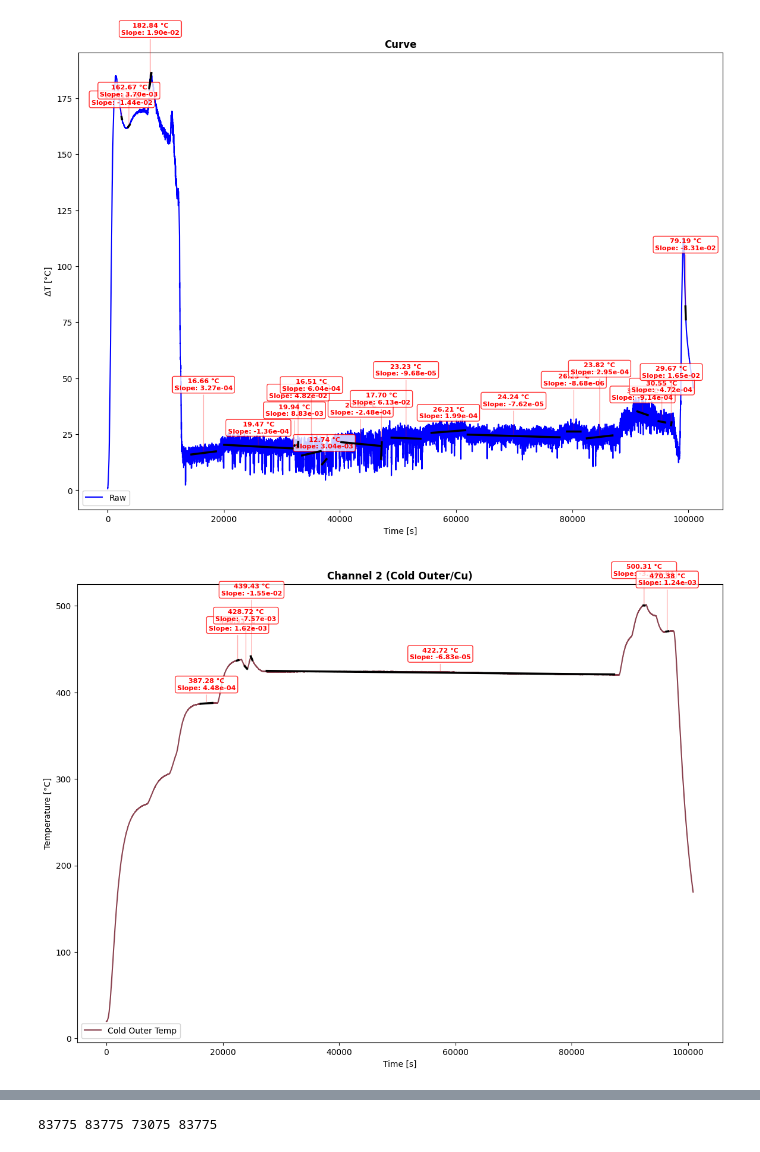
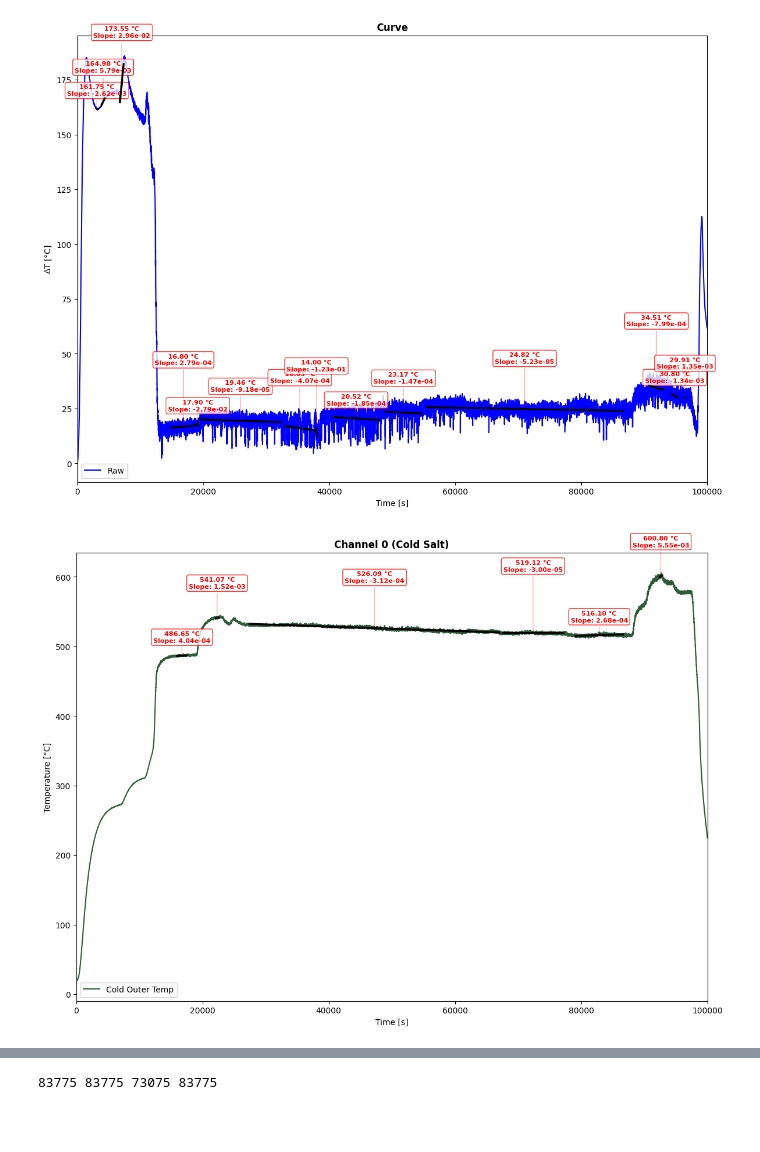
Before and after one commit to jeanvictorbendixenfm-web/Programming-PALS, a Jupyter notebook: extra/gradientAnalysis/gradient_analysis_compressed.ipynb, the cells around one changed output, grey strips where cells are left out. Saved outputs shown, nothing was run; the diff lists cells and outputs as text; code cells hidden in the pictures; blank space fills up the shorter version.

```diff
--- a/extra/gradientAnalysis/gradient_analysis_compressed.ipynb
+++ b/extra/gradientAnalysis/gradient_analysis_compressed.ipynb
@@ -240,6 +140,18 @@ events_run2 = [
     (8750, r"$T_{f} = 1000 [°C]$")]
 
 
+# -Colors and Labels for the channels
+color_channels = ['#2E5C36', '#00DB27', '#8A424F', '#DB0028']
+# order is:
+# Upper salt (Cold salt), Lower salt (Hot salt),
+# Upper crucible (Outer cold), Lower crucible (Outer hot)
+
+labels_channels = [
+    "Upper salt (Cold salt)",
+    "Lower salt (Hot salt)",
+    "Upper crucible (Outer cold)",
+    "Lower crucible (Outer hot)"
+]
 
 # 1. Define your conditions (The Time Intervals)
 # You can add as many as you want here
@@ -325,40 +237,40 @@ grad = CH1run3 - CH0run3  # Assuming Channel 1 is hot salt and Channel 0 is cold
 
 WINDOW = 3000
 EPSILON = 0.001
-ZOOM = (60000, 90000)
+ZOOM = (0, 100000)
 POLY = 2
 
 
-grad_deriv, plateau_idxs, groups = find_plateaus(timerun3, grad, window=WINDOW, poly=POLY, epsilon=EPSILON)
+grad_deriv, plateau_idxs, groups = find_plateaus(timerun3, grad, window=4000, poly=POLY, epsilon=EPSILON)
 ch2run3_deriv, plateau_idxs_ch2, groups_ch2 = find_plateaus(timerun3, CH2run3, window=2000, poly=POLY, epsilon=EPSILON)
 ch3run3_deriv, plateau_idxs_ch3, groups_ch3 = find_plateaus(timerun3, CH3run3, window=3000, poly=POLY, epsilon=EPSILON)
 ch1run3_deriv, plateau_idxs_ch1, groups_ch1 = find_plateaus(timerun3, CH1run3, window=WINDOW, poly=POLY, epsilon=EPSILON)
 ch0run3_deriv, plateau_idxs_ch0, groups_ch0 = find_plateaus(timerun3, CH0run3, window=WINDOW, poly=POLY, epsilon=EPSILON)
 
 plateau_stats_grad = analyze_drift(timerun3, grad, groups)
 plateau_stats_ch2 = analyze_drift(timerun3, CH2run3, groups_ch2)
 plateau_stats_ch3 = analyze_drift(timerun3, CH3run3, groups_ch3)
 plateau_stats_ch1 = analyze_drift(timerun3, CH1run3, groups_ch1)
 plateau_stats_ch0 = analyze_drift(timerun3, CH0run3, groups_ch0)
 
 
 
 # Prepare Inset Data
 extra_data = {
     'immersion': (furnaceImmersionTime_run3[:, 0], furnaceImmersionTime_run3[:, 1]),
     'furnace': (furnaceTemperatureTime_run3[:, 0], furnaceTemperatureTime_run3[:, 1])
 }
 
 # Plot
 plot_thermal_results(timerun3, grad, grad_deriv, plateau_idxs, plateau_stats_grad,
                      inset_data=None, zoom_window=ZOOM)
-plot_thermal_results(timerun3, CH2run3, ch2run3_deriv, plateau_idxs_ch2, plateau_stats_ch2,
-                     inset_data=None, zoom_window=ZOOM, color="#8A424F",
-                     title="Channel 2 (Cold Outer/Cu)", label_data="Cold Outer Temp",
+plot_thermal_results(timerun3, CH0run3, ch0run3_deriv, plateau_idxs_ch0, plateau_stats_ch0,
+                     inset_data=None, zoom_window=ZOOM, color=color_channels[0],
+                     title="Channel 0 (Cold Salt)", label_data="Cold Outer Temp",
                      ylabel_data="Temperature [°C]")
-plot_thermal_results(timerun3, CH3run3, ch3run3_deriv, plateau_idxs_ch3, plateau_stats_ch3,
-                     inset_data=None, zoom_window=ZOOM, color="#DB0028", title="Channel 3 (Hot Outer/Al)", label_data="Hot Outer Temp",
+plot_thermal_results(timerun3, CH1run3, ch1run3_deriv, plateau_idxs_ch1, plateau_stats_ch1,
+                     inset_data=None, zoom_window=ZOOM, color=color_channels[1], title="Channel 1 (Hot Salt)", label_data="Hot Outer Temp",
                      ylabel_data="Temperature [°C]")
 # %% [output]
-[figure, old version]
+[figure, new version]
-[figure, old version]
+[figure, new version]
```
Also changed, not shown: parts of 3 cells of this notebook, 2 other files.
